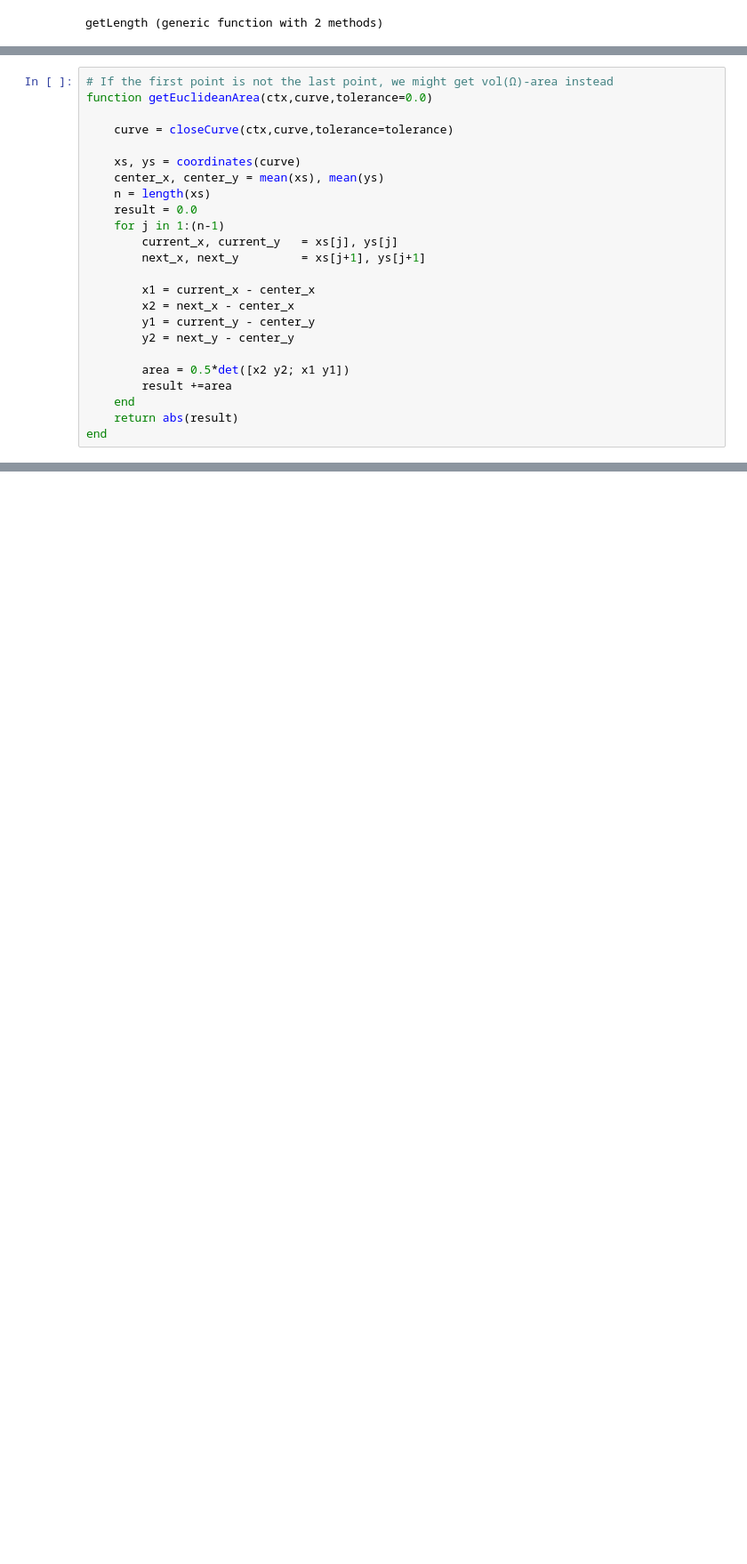
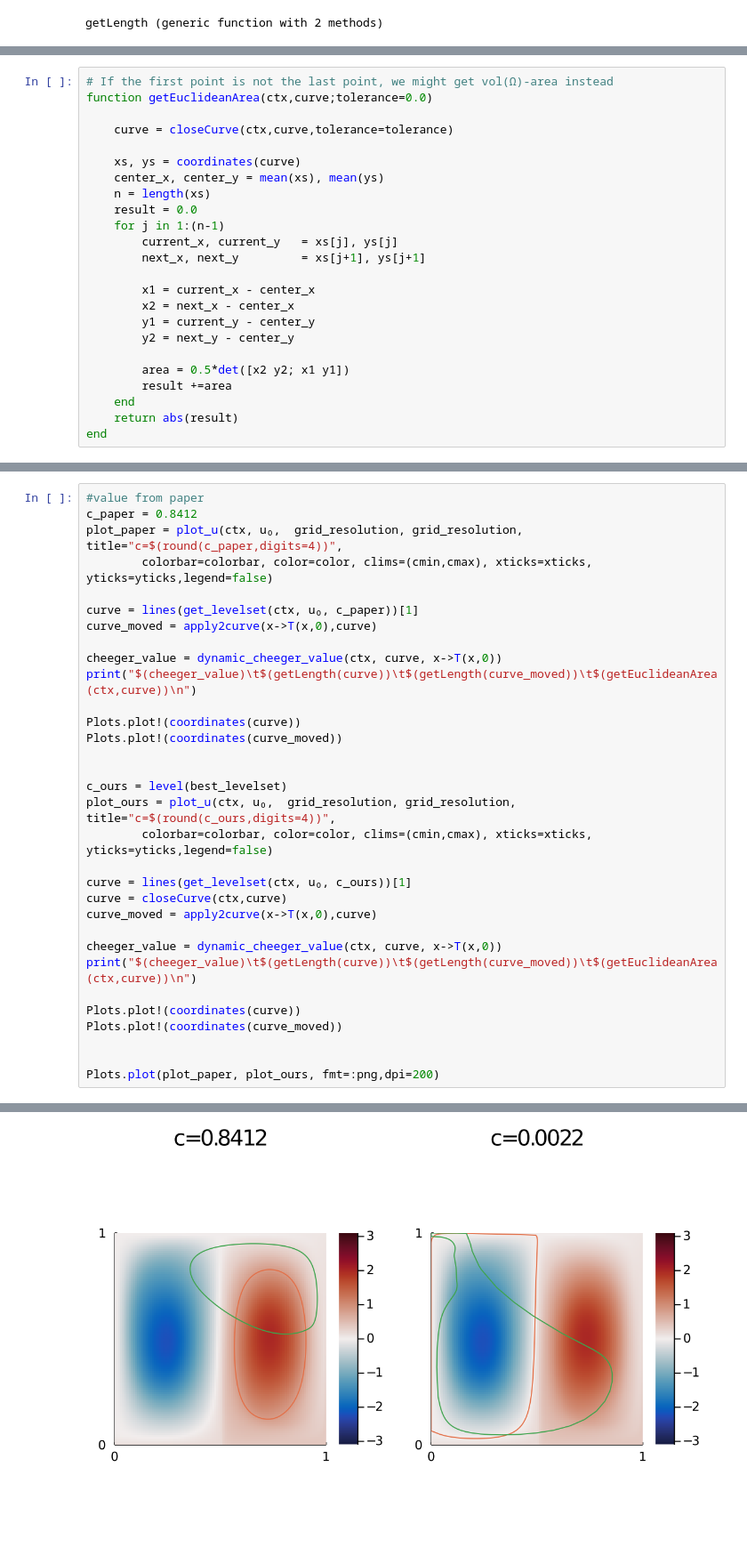
Before and after one commit to MaHermann/CoherentStructures.jl, a Jupyter notebook: notebooks/Rotating Double Gyre/gyre_LR_CG.ipynb, the cells around one changed output, grey strips where cells are left out. Shown: that part at 89% size. Cells and saved outputs as stored; diff of their text form; blank space fills up the shorter version.

```diff
--- a/notebooks/Rotating Double Gyre/gyre_LR_CG.ipynb
+++ b/notebooks/Rotating Double Gyre/gyre_LR_CG.ipynb
@@ -203,7 +205,7 @@ end
 closeCurve (generic function with 1 method)
 # %%
 # If the first point is not the last point, we might get vol(Ω)-area instead
-function getEuclideanArea(ctx,curve,tolerance=0.0)
+function getEuclideanArea(ctx,curve;tolerance=0.0)
 
     curve = closeCurve(ctx,curve,tolerance=tolerance)
 
@@ -288,0 +338,33 @@ Levelset: 0.08312925183277109
+# %%
+#value from paper
+c_paper = 0.8412
+plot_paper = plot_u(ctx, u₀,  grid_resolution, grid_resolution, title="c=$(round(c_paper,digits=4))",
+        colorbar=colorbar, color=color, clims=(cmin,cmax), xticks=xticks, yticks=yticks,legend=false)
+
+curve = lines(get_levelset(ctx, u₀, c_paper))[1]
+curve_moved = apply2curve(x->T(x,0),curve)
+
+cheeger_value = dynamic_cheeger_value(ctx, curve, x->T(x,0))
+print("$(cheeger_value)\t$(getLength(curve))\t$(getLength(curve_moved))\t$(getEuclideanArea(ctx,curve))\n")
+
+Plots.plot!(coordinates(curve))
+Plots.plot!(coordinates(curve_moved))
+
+
+c_ours = level(best_levelset)
+plot_ours = plot_u(ctx, u₀,  grid_resolution, grid_resolution, title="c=$(round(c_ours,digits=4))",
+        colorbar=colorbar, color=color, clims=(cmin,cmax), xticks=xticks, yticks=yticks,legend=false)
+
+curve = lines(get_levelset(ctx, u₀, c_ours))[1]
+curve = closeCurve(ctx,curve)
+curve_moved = apply2curve(x->T(x,0),curve)
+
+cheeger_value = dynamic_cheeger_value(ctx, curve, x->T(x,0))
+print("$(cheeger_value)\t$(getLength(curve))\t$(getLength(curve_moved))\t$(getEuclideanArea(ctx,curve))\n")
+
+Plots.plot!(coordinates(curve))
+Plots.plot!(coordinates(curve_moved))
+
+
+Plots.plot(plot_paper, plot_ours, fmt=:png,dpi=200)
+# %% [output]
@@ -288,0 +373 @@ Levelset: 0.08312925183277109
+[figure, added]
```
Also changed, not shown: parts of 23 cells of this notebook.
